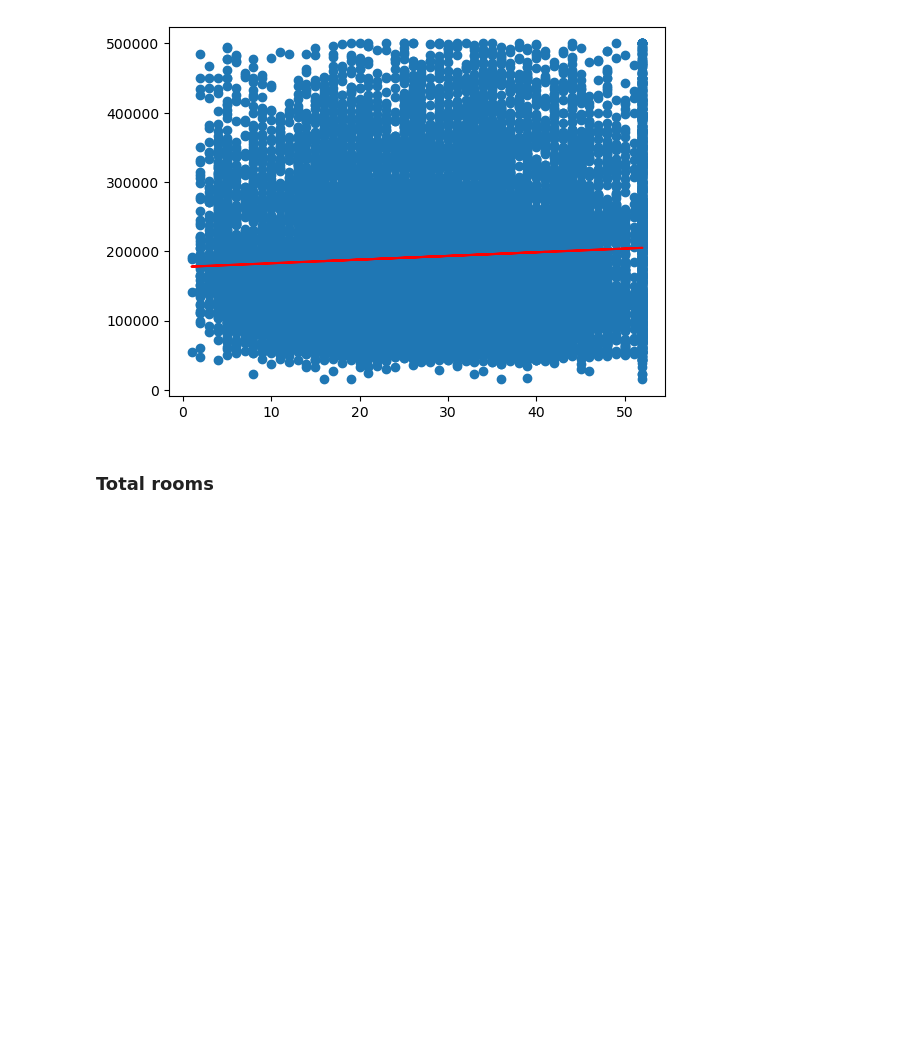
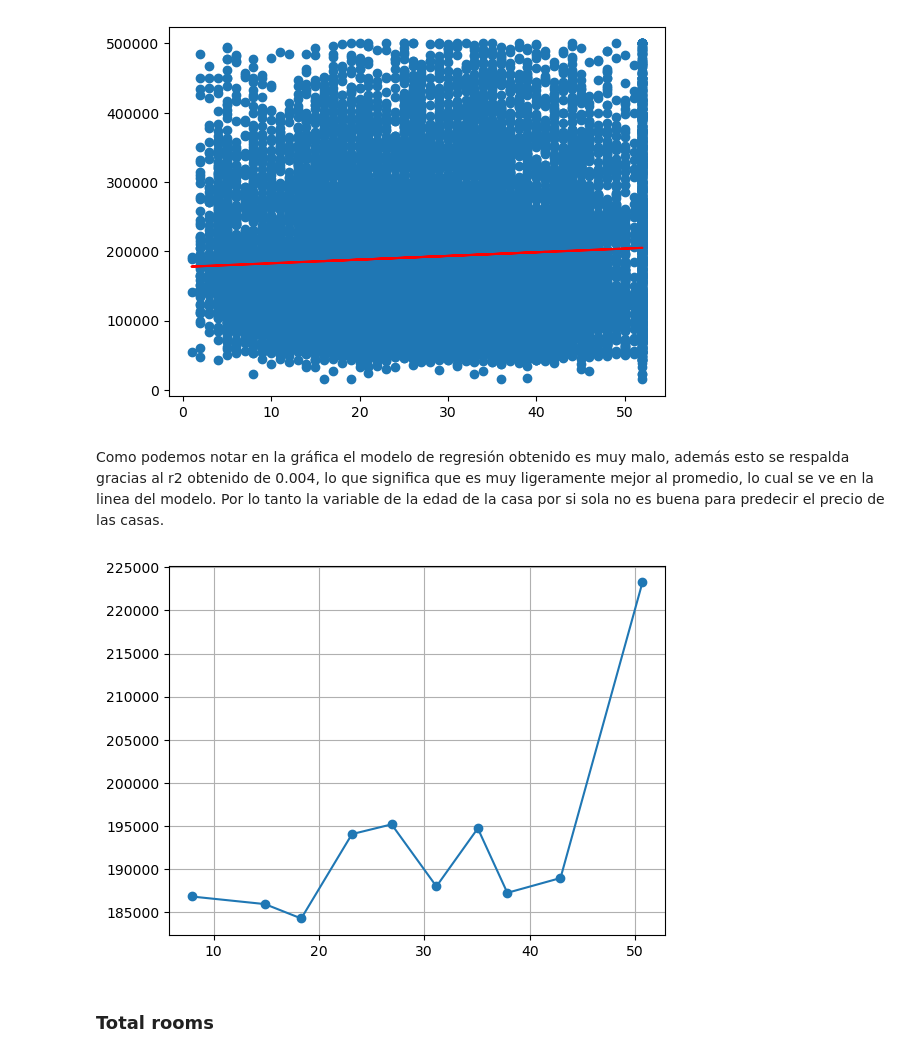
Before and after one commit to LuisMB09/lab_aprendizaje_estadistico, a Jupyter notebook: Tarea_1.ipynb, the cells around one changed output. Cells and saved outputs as stored; diff of their text form; code cells hidden in the pictures; blank space fills up the shorter version.

```diff
--- a/Tarea_1.ipynb
+++ b/Tarea_1.ipynb
@@ -44,3 +44,6 @@ df.head()
 | 2 | -122.24 | 37.85 | 52.0 | 1467.0 | 190.0 | 496.0 | 177.0 | ... |
 | 3 | -122.25 | 37.85 | 52.0 | 1274.0 | 235.0 | 558.0 | 219.0 | ... |
 | 4 | -122.25 | 37.85 | 52.0 | 1627.0 | 280.0 | 565.0 | 259.0 | ... |
+# %%
+df = df.drop(columns=['ocean_proximity'])
+df.head()
@@ -78,6 +88,15 @@ plt.plot(X, model.predict(X), color='red')
 # %% [output]
 [<matplotlib.lines.Line2D at 0x...>]
 [figure]
+# %% [markdown]
+Como podemos notar en la gráfica el modelo de regresión obtenido es muy malo, además esto se respalda gracias al r2 obtenido de 0.004, lo que significa que es muy ligeramente mejor al promedio, lo cual se ve en la linea del modelo. Por lo tanto la variable de la edad de la casa por si sola no es buena para predecir el precio de las casas.
+# %%
+df['housing_median_age_bin'] = pd.qcut(df['housing_median_age'], 10, labels=False) + 1
+grouped_median_age = df.groupby('housing_median_age_bin').mean()
+plt.plot(grouped_median_age.housing_median_age, grouped_median_age.median_house_value, 'o-')
+plt.grid();
+# %% [output]
+[figure, added]
 # %% [markdown]
 ### Total rooms
 # %%
```
Also changed, not shown: parts of 1 cell of this notebook.
